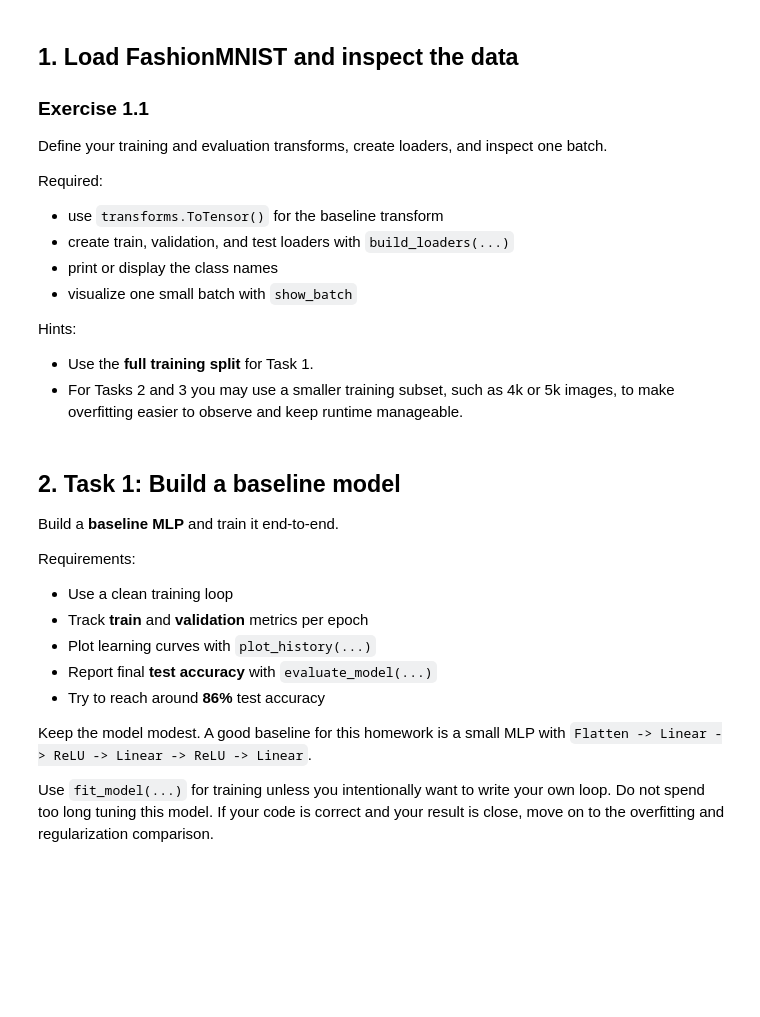
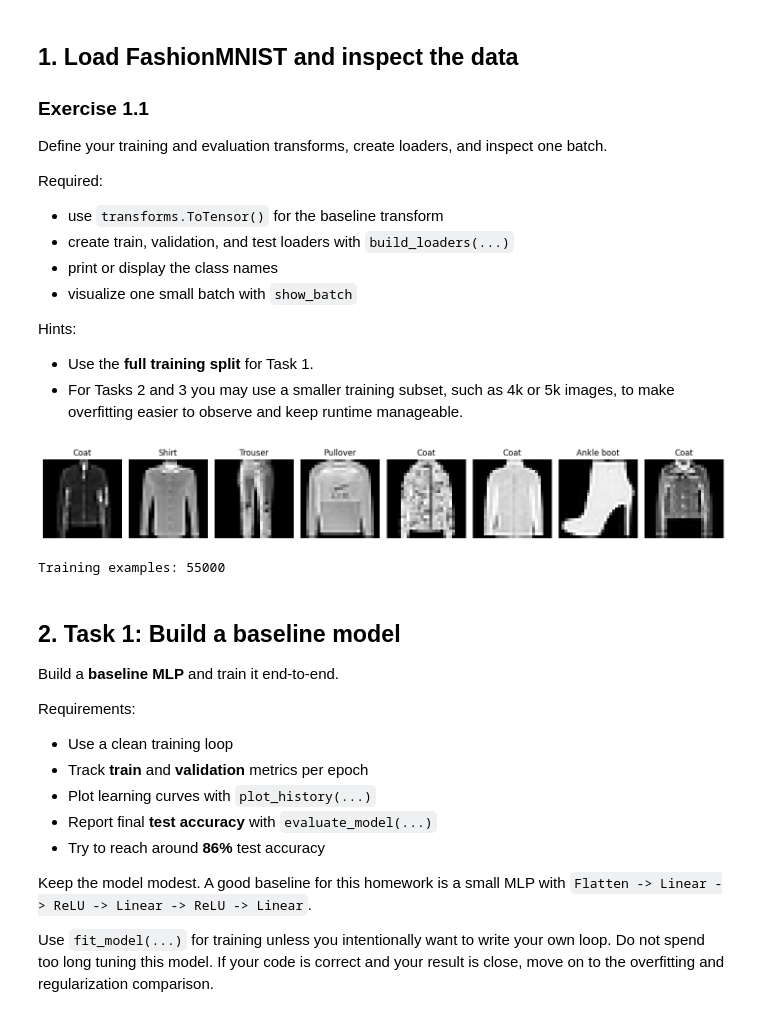
Before and after one commit to Reddonut-cyber/Intro_To_Deep_Learning, a Jupyter notebook: Homework/homework01_overfitting.ipynb, the cells around one changed output. Saved outputs shown, nothing was run; the diff lists cells and outputs as text; code cells hidden in the pictures; blank space fills up the shorter version.

```diff
--- a/Homework/homework01_overfitting.ipynb
+++ b/Homework/homework01_overfitting.ipynb
@@ -103,9 +103,9 @@ def build_loaders(train_transform, eval_transform, batch_size=128, val_size=5000
     val_ds = TransformedSubset(train_base, val_indices, transform=eval_transform)
     test_ds = TransformedSubset(test_base, range(len(test_base)), transform=eval_transform)
 
-    train_loader = DataLoader(train_ds, batch_size=batch_size, shuffle=True, num_workers=2, pin_memory=True)
-    val_loader = DataLoader(val_ds, batch_size=batch_size, shuffle=False, num_workers=2, pin_memory=True)
-    test_loader = DataLoader(test_ds, batch_size=batch_size, shuffle=False, num_workers=2, pin_memory=True)
+    train_loader = DataLoader(train_ds, batch_size=batch_size, shuffle=True, num_workers=0, pin_memory=True)
+    val_loader = DataLoader(val_ds, batch_size=batch_size, shuffle=False, num_workers=0, pin_memory=True)
+    test_loader = DataLoader(test_ds, batch_size=batch_size, shuffle=False, num_workers=0, pin_memory=True)
     return train_loader, val_loader, test_loader, train_base.classes
 
 
@@ -267,30 +269,49 @@ Hints:
 # %%
 # Exercise 1.1
 
 # TODO:
 # 1. define baseline_train_transform and baseline_eval_transform
+baseline_train_transform = transforms.Compose([
+    transforms.ToTensor(),
+])
+baseline_eval_transform = transforms.Compose([
+    transforms.ToTensor(),
+])
 # 2. create baseline_train_loader, baseline_val_loader, baseline_test_loader, class_names, baseline_train_size
+baseline_train_loader, baseline_val_loader, baseline_test_loader, class_names = build_loaders(
+    train_transform=baseline_train_transform,
+    eval_transform=baseline_eval_transform,
+    batch_size=128,
+    val_size=5000,
+    train_limit=None,
+    seed=42,
+)
 # 3. visualize a batch
+show_batch(baseline_train_loader, class_names)
+print('Training examples:', len(baseline_train_loader.dataset))
 
 # Example starting point:
 # baseline_train_transform = transforms.Compose([
 #     transforms.ToTensor(),
 # ])
 # baseline_eval_transform = transforms.Compose([
 #     transforms.ToTensor(),
 # ])
 # baseline_train_loader, baseline_val_loader, baseline_test_loader, class_names, baseline_train_size = build_loaders(
 #     train_transform=baseline_train_transform,
 #     eval_transform=baseline_eval_transform,
 #     batch_size=128,
 #     val_size=5000,
 #     train_limit=None,
 #     seed=42,
 # )
 # show_batch(baseline_train_loader, class_names)
 # print('Training examples:', baseline_train_size)
 
-raise NotImplementedError('Fill in Exercise 1.1')
+#raise NotImplementedError('Fill in Exercise 1.1')
+# %% [output]
+[figure, added]
+Training examples: 55000
 # %% [markdown]
 ## 2. Task 1: Build a baseline model
 
```
Also changed, not shown: parts of 12 cells of this notebook, 8 other files.
